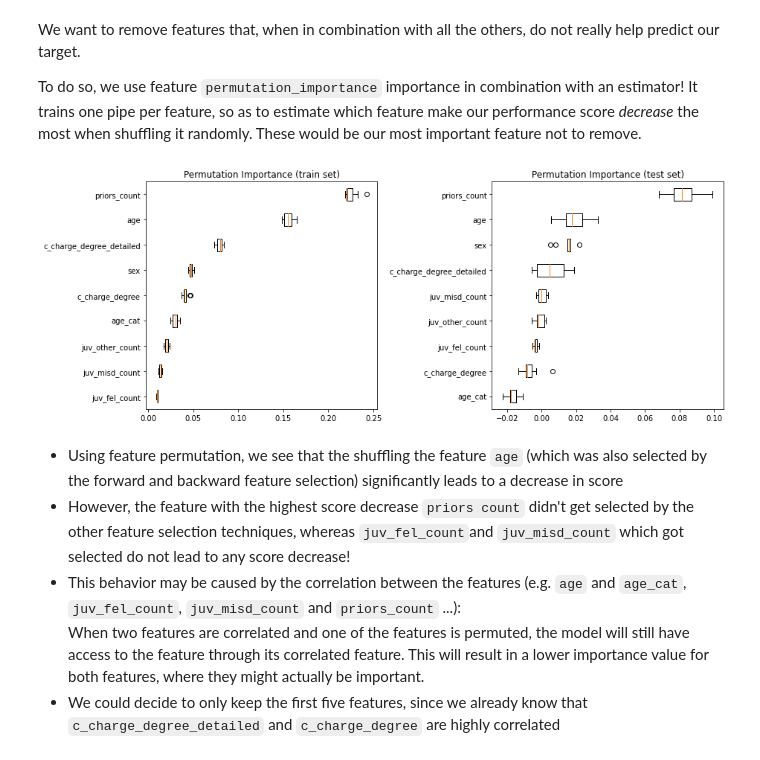
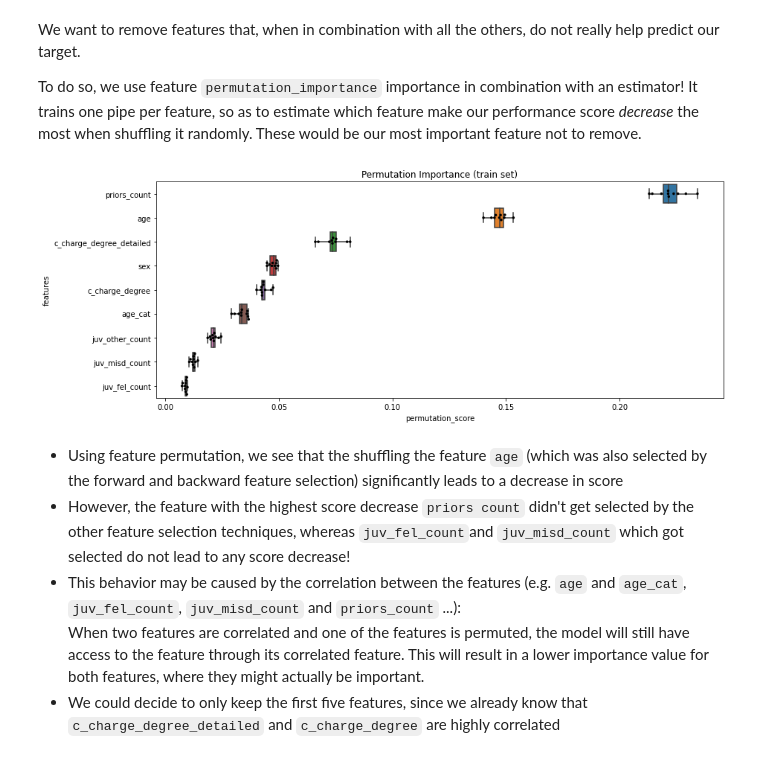
Before and after one commit to Heity94/Compas-recidivism-analysis, a Jupyter notebook: notebooks/Philipp/Classification_report_master_part1.ipynb, the cells around one changed output. Cells and saved outputs as stored; diff of their text form; code cells hidden in the pictures.

```diff
--- a/notebooks/Philipp/Classification_report_master_part1.ipynb
+++ b/notebooks/Philipp/Classification_report_master_part1.ipynb
@@ -1287,35 +1285,3 @@ sns.heatmap(df_enc_race.corr(), cmap='coolwarm',vmin=-1, vmax=1);
 We want to remove features that, when in combination with all the others, do not really help predict our target.
 
 To do so, we use feature `permutation_importance` importance in combination with an estimator! It trains one pipe per feature, so as to estimate which feature make our performance score *decrease* the most when shuffling it randomly. These would be our most important feature not to remove.
-# %%
-pipe_forest = imblearn_make_pipeline(preproc, smt, RandomForestClassifier())
-pipe_forest.fit(X_train, y_train)
-permutation_score = permutation_importance(pipe_forest, X_train, y_train, n_repeats=10) # Perform Permutation
-
-fig = plt.figure(figsize=(13, 5))
-
-#Plot MDA train set
-plt.subplot(1, 2, 1)
-sorted_idx = permutation_score.importances_mean.argsort()
-plt.boxplot(
-    permutation_score.importances[sorted_idx].T,
-    vert=False,
-    labels=np.array(X_train.columns)[sorted_idx],
-)
-plt.title("Permutation Importance (train set)")
-
-#Plot MDA test set
-plt.subplot(1, 2, 2)
-permutation_score_test = permutation_importance(pipe_forest, X_test, y_test, n_repeats=10)
-sorted_idx = permutation_score_test.importances_mean.argsort()
-plt.boxplot(
-    permutation_score_test.importances[sorted_idx].T,
-    vert=False,
-    labels=np.array(X_test.columns)[sorted_idx],
-)
-plt.title("Permutation Importance (test set)")
-
-fig.tight_layout()
-plt.show()
-# %% [output]
-[figure, removed]
@@ -1324,3 +1296,32 @@ plt.show()
+# %%
+# Create df of permutation scores (for plotting reasons)
+per_df =pd.DataFrame(permutation_score.importances[sorted_idx].T, columns=np.array(X_train.columns)[sorted_idx])
+per_df["model"]= "model"
+per_scr = pd.melt(per_df, id_vars="model", var_name="features", value_name="permutation_score")
+# %%
+#Plot MDA train set
+fig = plt.figure(figsize=(13, 5))
+
+sorted_idx = permutation_score.importances_mean.argsort()
+sns.boxplot(
+    data=per_scr,
+    y="features",
+    x="permutation_score",
+    order=np.flip(np.array(X_train.columns)[sorted_idx]),
+    whis=np.inf
+)
+sns.swarmplot(
+    data=per_scr,
+    y="features",
+    x="permutation_score",
+    order=np.flip(np.array(X_train.columns)[sorted_idx]),
+    size=3.5,
+    color="black");
+
+plt.title("Permutation Importance (train set)")
+fig.tight_layout()
+# %% [output]
+[figure, added]
 # %% [markdown]
 - Using feature permutation, we see that the shuffling the feature `age` (which was also selected by the forward and backward feature selection) significantly leads to a decrease in score
 - However, the feature with the highest score decrease `priors count` didn't get selected by the other feature selection techniques, whereas `juv_fel_count`and `juv_misd_count` which got selected do not lead to any score decrease!
```
Also changed, not shown: parts of 105 cells of this notebook, 6 other files.
